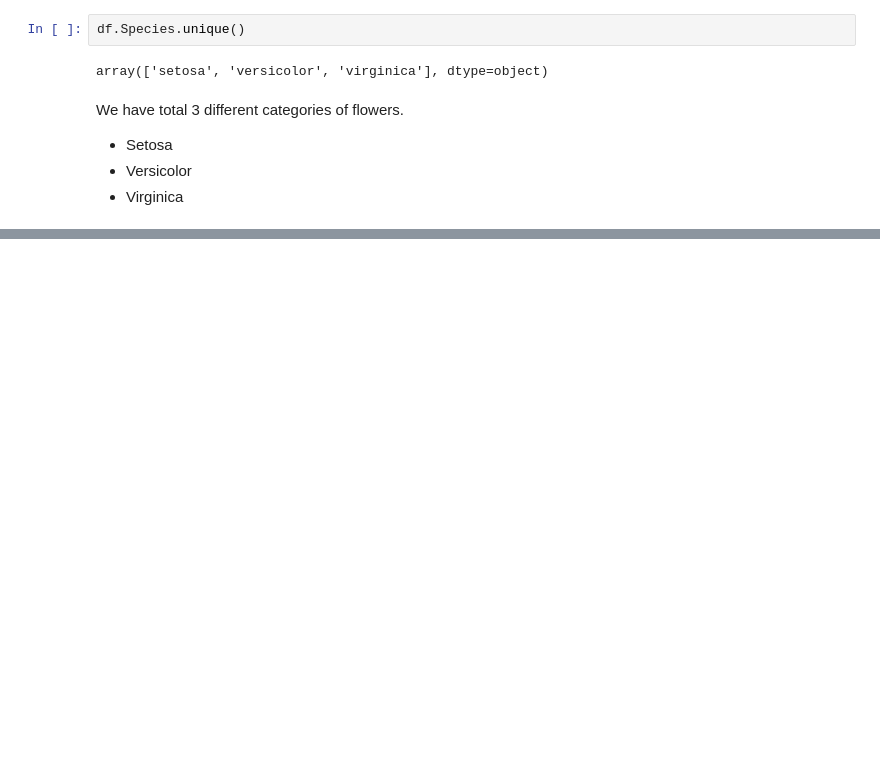
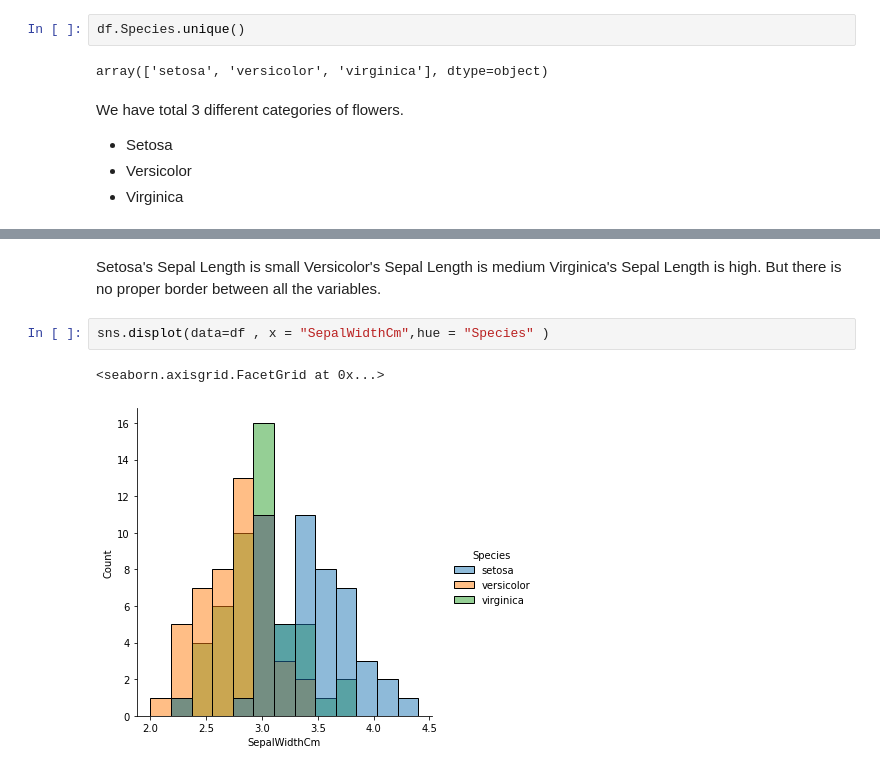
Before and after one commit to anilkumarKanasani/Google_colab_notebooks, a Jupyter notebook: Analysing_Iris_Flowers.ipynb, the cells around one changed output, grey strips where cells are left out. Drawn from its saved outputs; the diff is of its cells as text; blank space fills up the shorter version.

```diff
--- a/Analysing_Iris_Flowers.ipynb
+++ b/Analysing_Iris_Flowers.ipynb
@@ -94,3 +98,13 @@ sns.displot(data=df ,
 # %% [output]
 <seaborn.axisgrid.FacetGrid at 0x...>
 [figure]
+# %% [markdown]
+Setosa's Sepal Length is small
+Versicolor's Sepal Length is medium
+Virginica's Sepal Length is high.
+But there is no proper border between all the variables.
+# %%
+sns.displot(data=df , x = "SepalWidthCm",hue = "Species" )
+# %% [output]
+<seaborn.axisgrid.FacetGrid at 0x...>
+[figure, added]
```
Also changed, not shown: parts of 28 cells of this notebook.
